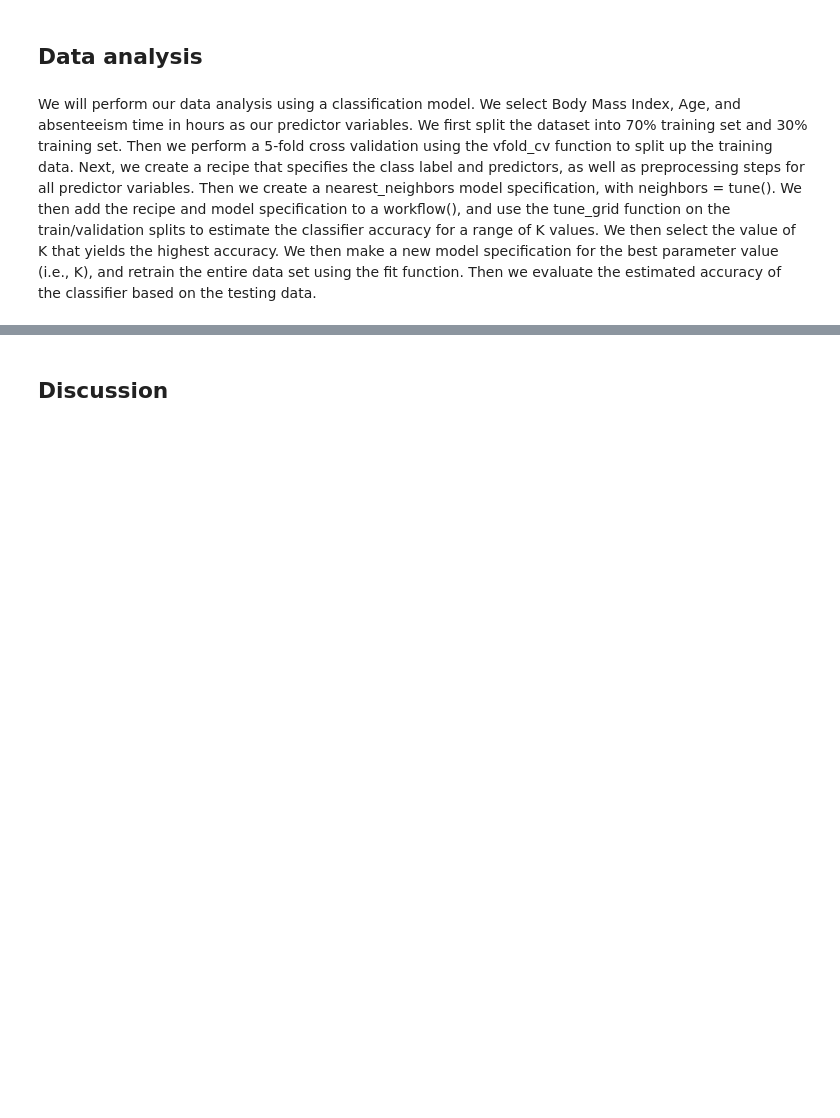
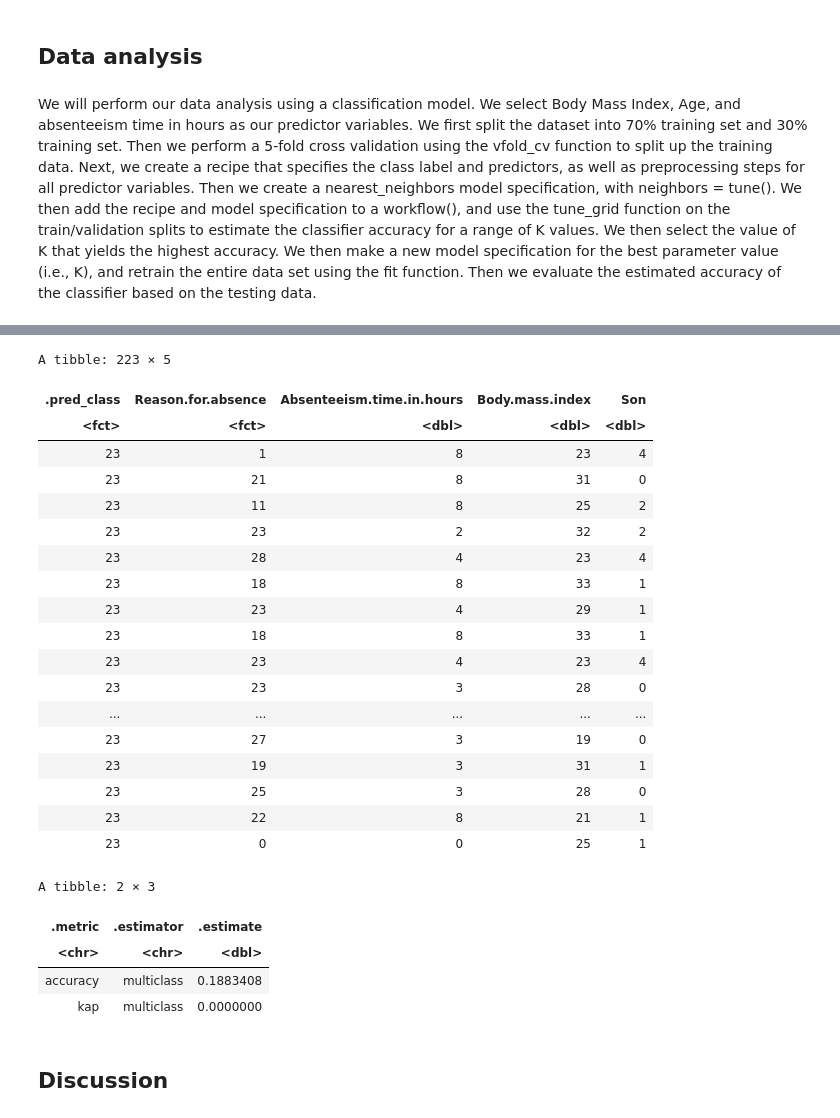
Before and after one commit to tim13246879/dsci-100-2022w1-group-87, a Jupyter notebook: Final_report.ipynb, the cells around one changed output, grey strips where cells are left out. Saved outputs shown, nothing was run; the diff lists cells and outputs as text; code cells hidden in the pictures; blank space fills up the shorter version.

Commit message:
Change the classification code

```diff
--- a/Final_report.ipynb
+++ b/Final_report.ipynb
@@ -325,0 +289,11 @@ ERROR: Error in parse(text = x, srcfile = src): The pipe operator requires a fun
+# %%
+knn_spec <- nearest_neighbor(weight_func = "rectangular", neighbors = tune()) |>
+            set_engine("kknn") |>
+            set_mode("classification")
+knn_spec
+
+data_fit <- workflow() |>
+             add_recipe(data_recipe) |>
+             add_model(knn_spec) |>
+             fit(data = data_train)
+data_fit
@@ -325,0 +329,33 @@ ERROR: Error in parse(text = x, srcfile = src): The pipe operator requires a fun
+# %%
+data_test_predictions <- predict(data_fit, data_test) |>
+                          bind_cols(data_test)
+data_test_predictions
+
+data_prediction_accuracy <- data_test_predictions |>
+                        metrics(truth = Reason.for.absence, estimate = .pred_class)
+data_prediction_accuracy
+# %% [output]
+A tibble: 223 × 5
+| .pred_class | Reason.for.absence | Absenteeism.time.in.hours | Body.mass.index | Son |
+| <fct> | <fct> | <dbl> | <dbl> | <dbl> |
+| 23 | 1 | 8 | 23 | 4 |
+| 23 | 21 | 8 | 31 | 0 |
+| 23 | 11 | 8 | 25 | 2 |
+| 23 | 23 | 2 | 32 | 2 |
+| 23 | 28 | 4 | 23 | 4 |
+| 23 | 18 | 8 | 33 | 1 |
+| 23 | 23 | 4 | 29 | 1 |
+| 23 | 18 | 8 | 33 | 1 |
+| 23 | 23 | 4 | 23 | 4 |
+| 23 | 23 | 3 | 28 | 0 |
+| ... | ... | ... | ... | ... |
+| 23 | 27 | 3 | 19 | 0 |
+| 23 | 19 | 3 | 31 | 1 |
+| 23 | 25 | 3 | 28 | 0 |
+| 23 | 22 | 8 | 21 | 1 |
+| 23 | 0 | 0 | 25 | 1 |
+A tibble: 2 × 3
+| .metric | .estimator | .estimate |
+| <chr> | <chr> | <dbl> |
+| accuracy | multiclass | 0.1883408 |
+| kap | multiclass | 0.0000000 |
```
Also changed, not shown: parts of 4 cells of this notebook.
